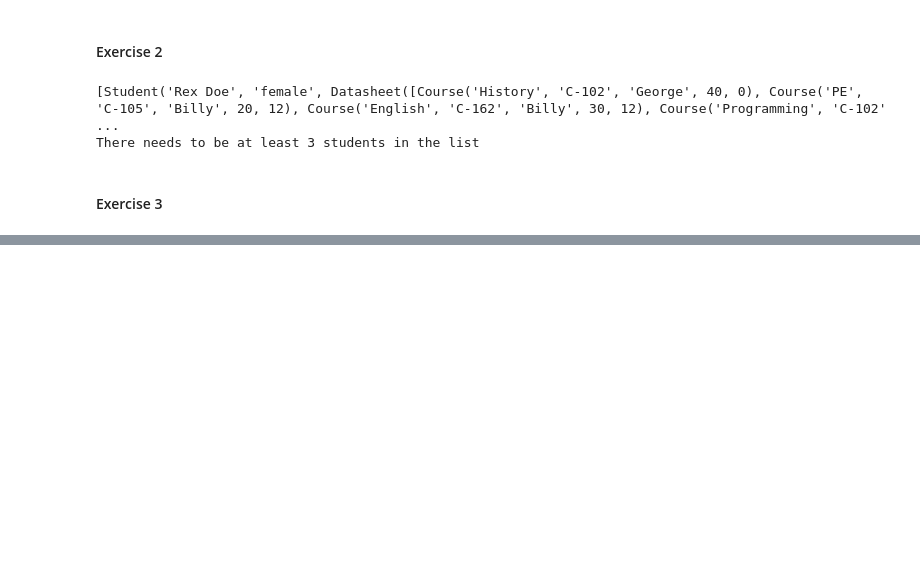
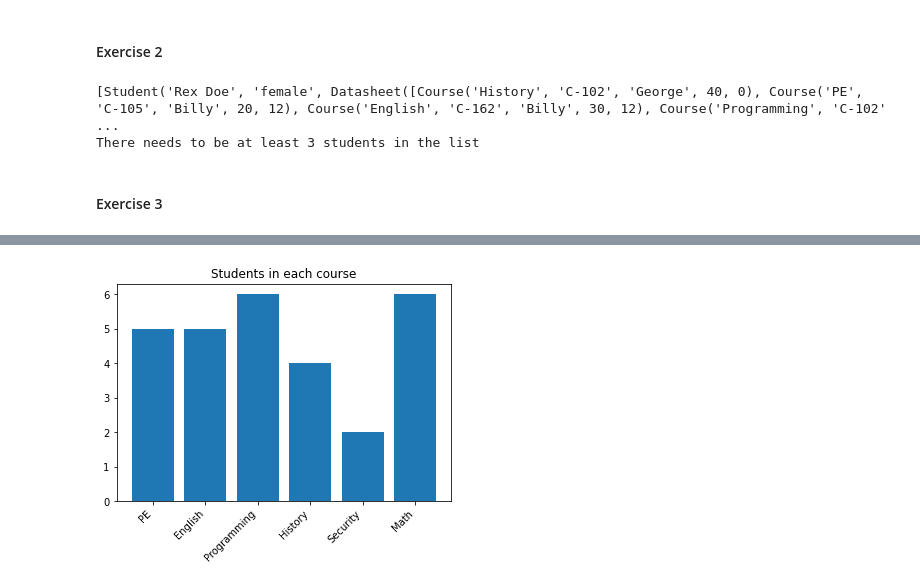
Before and after one commit to CarolineHoeg/Python2021, a Jupyter notebook: Week_03.ipynb, the cells around one changed output, grey strips where cells are left out. Cells and saved outputs as stored; diff of their text form; code cells hidden in the pictures; blank space fills up the shorter version.

```diff
--- a/Week_03.ipynb
+++ b/Week_03.ipynb
@@ -259,0 +270,22 @@ write_to_file([])
+# %%
+# 2
+import matplotlib.pyplot as plt
+
+def get_dict_students_in_course(students):
+    students_in_course = {}
+    for student in students:
+        courses = student.get_courses()
+        for course in courses:
+            students_in_course.setdefault(course.name, 0)
+            students_in_course[course.name] += 1
+    return students_in_course
+
+def show_bar_chart(data):
+    plt.bar(data.keys(), data.values())
+    plt.xticks(rotation=45, horizontalalignment='right',fontweight='light')
+    plt.title('Students in each course')
+    plt.show()
+
+show_bar_chart(get_dict_students_in_course(students))
+# %% [output]
+[figure, added]
```
Also changed, not shown: parts of 6 cells of this notebook, 1 other file.
